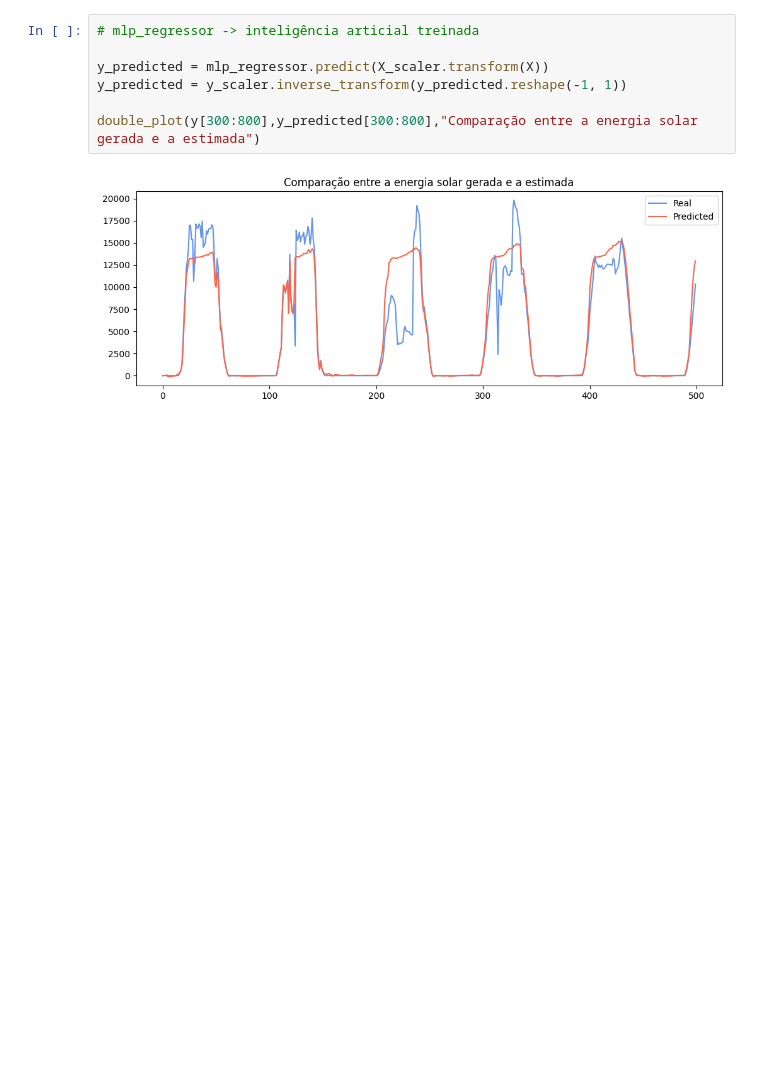
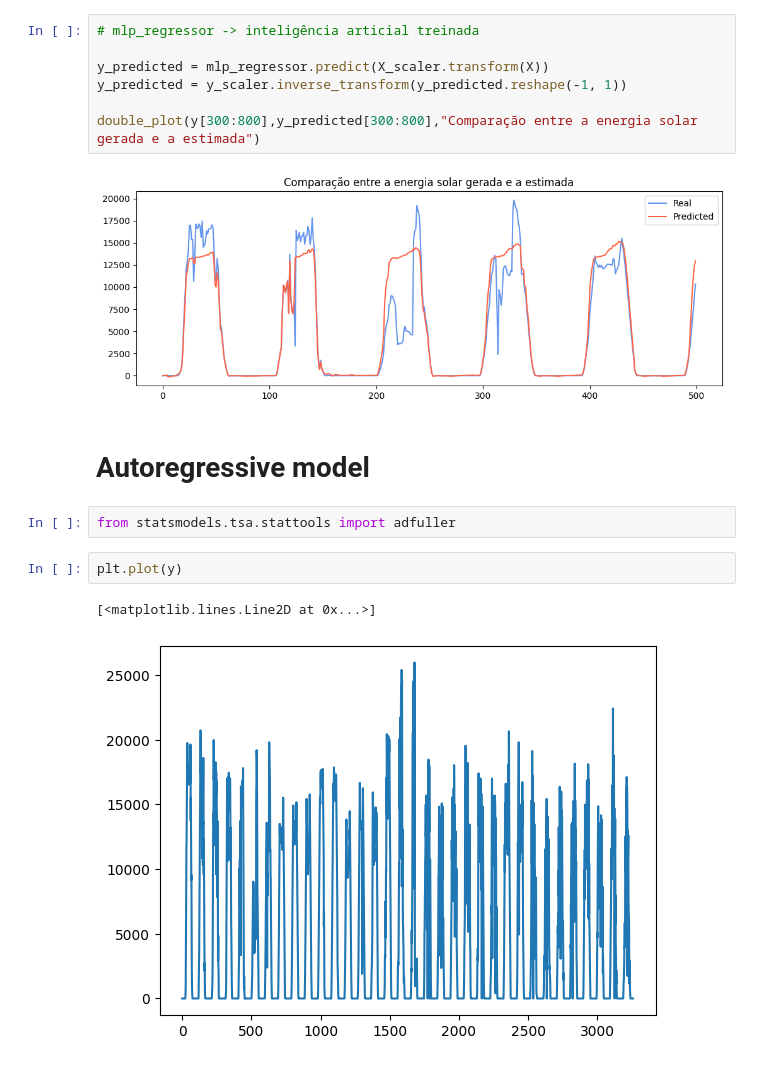
Before and after one commit to colaresm/solar-power-prediction, a Jupyter notebook: solar_energy_prediction.ipynb, the cells around one changed output. Drawn from its saved outputs; the diff is of its cells as text; blank space fills up the shorter version.

```diff
--- a/solar_energy_prediction.ipynb
+++ b/solar_energy_prediction.ipynb
@@ -312,3 +344,12 @@ y_predicted = y_scaler.inverse_transform(y_predicted.reshape(-1, 1))
 double_plot(y[300:800],y_predicted[300:800],"Comparação entre a energia solar gerada e a estimada")
 # %% [output]
 [figure]
+# %% [markdown]
+# Autoregressive model
+# %%
+from statsmodels.tsa.stattools import adfuller
+# %%
+plt.plot(y)
+# %% [output]
+[<matplotlib.lines.Line2D at 0x...>]
+[figure, added]
```
Also changed, not shown: parts of 6 cells of this notebook, 9 other files.
